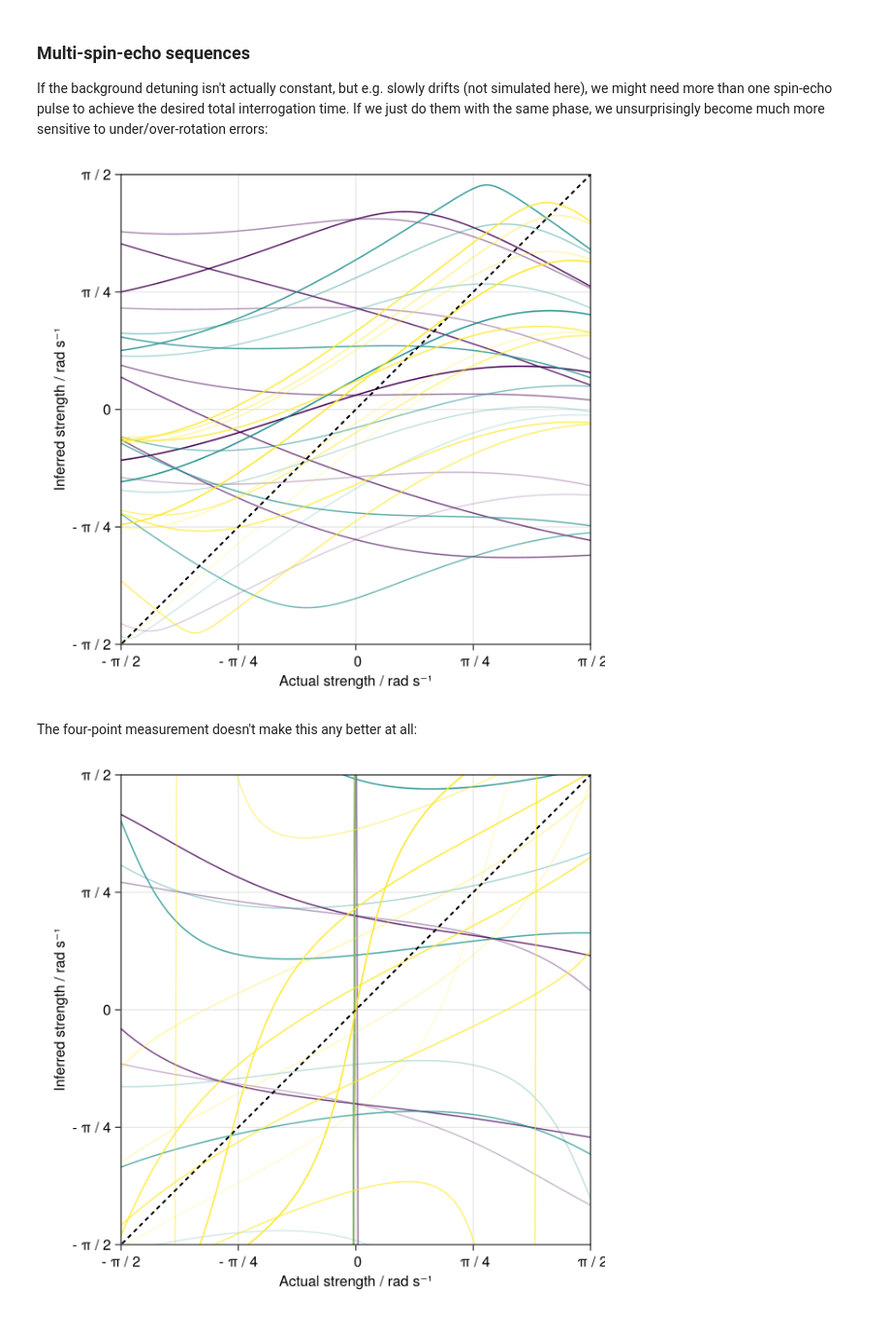
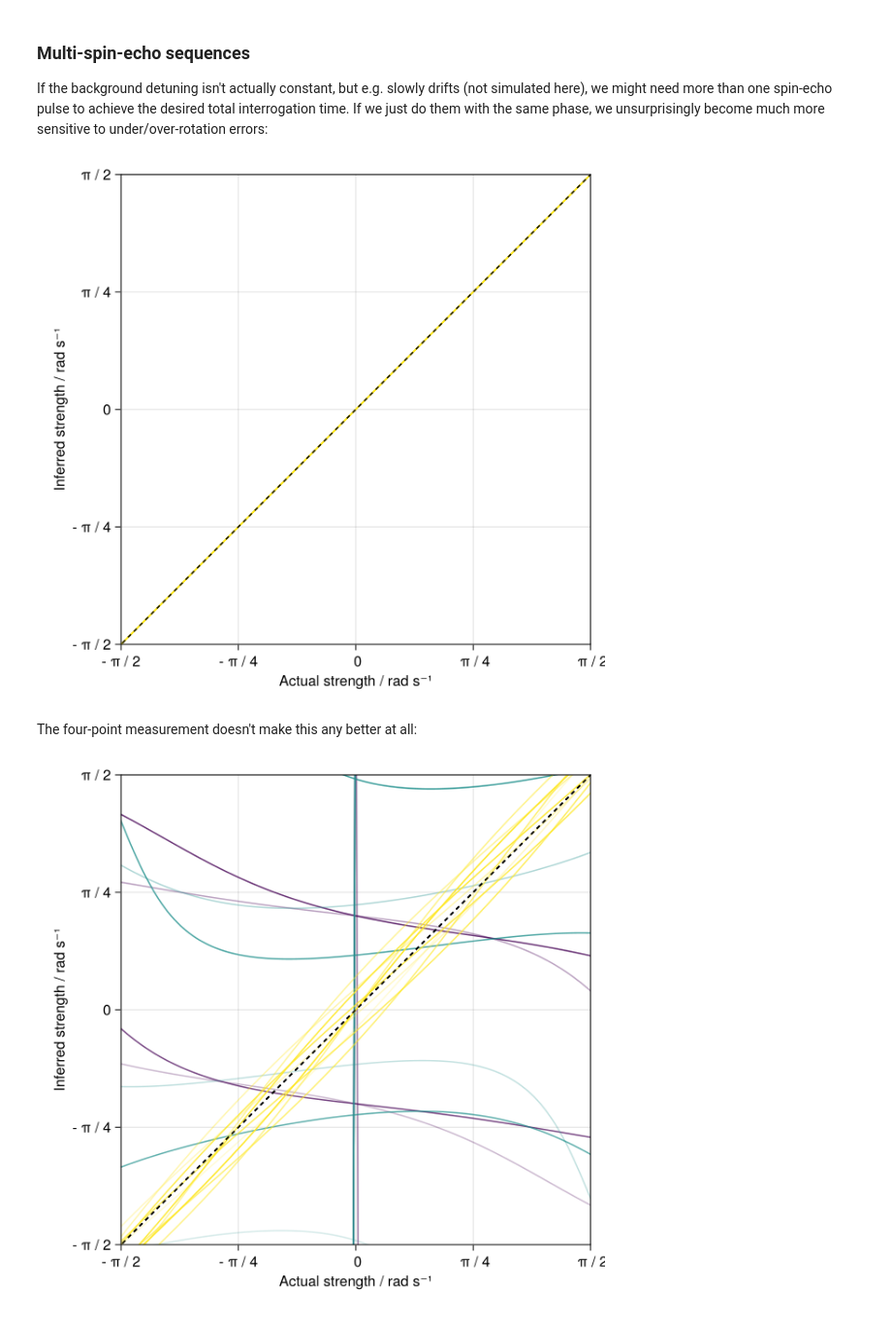
Before and after one commit to dnadlinger/spin-echo-bias, a Jupyter notebook: Examples.ipynb, the cells around one changed output. Shown: that part at 97% size. Cells and saved outputs as stored; diff of their text form; code cells hidden in the pictures.

```diff
--- a/Examples.ipynb
+++ b/Examples.ipynb
@@ -110,7 +110,7 @@ ax = Axis(
     ylabel="Inferred strength / rad s⁻¹"
 )
 set_pi_axis_labels!(ax, -π, π, 1//4)
-rabi_frequency_scales = [0.8, 0.85, 0.9]
+rabi_frequency_scales = [0.9]
 for (i, rabi_frequency_scale) in enumerate(rabi_frequency_scales)
     for spin_echo_phase in range(-π, π, length=7)
         duration = 1.0
@@ -219,7 +219,7 @@ colsize!(fig.layout, 1, Aspect(1, 1.0))
 resize_to_layout!(fig)
 fig
 # %% [output]
-[figure, old version]
+[figure, new version]
 # %% [markdown]
 The four-point measurement doesn't make this any better at all:
 # %%
@@ -230,32 +230,32 @@ ax = Axis(
     ylabel="Inferred strength / rad s⁻¹"
 )
 set_pi_axis_labels!(ax, -π, π, 1//4)
-rabi_frequency_scales = [0.8, 0.85, 0.9]
+rabi_frequency_scales = [0.8, 0.85, 0.95]
 for (color_idx, rabi_frequency_scale) in enumerate(rabi_frequency_scales)
     for spin_echo_phase in range(-π, π, length=11)
         duration = 1.0
         actual_strengths = range(-π, π, length=301)
         measured_strengths = map(actual_strengths) do actual_strength
             system = BasicSystem(;
                 perturbation_strength=actual_strength,
                 detuning_strength=0.0,
                 rabi_frequency_scale
             )
             wait_seq = multi_spin_echo_wait_sequence(duration, ones(5) * spin_echo_phase)
             measure_four_point_ramsey(system, wait_seq) / duration
         end
         lines!(ax, actual_strengths, measured_strengths,
             color=color_idx,
             colorrange=(1, max(2, length(rabi_frequency_scales))),
             alpha=0.1 + 0.9 * (spin_echo_phase + π) / 2π
         )
     end
     lines!(ax, [-π, π], [-π, π], color=:black, linestyle=:dash)
 end
 xlims!(ax, -π/2, π/2)
 ylims!(ax, -π/2, π/2)
 colsize!(fig.layout, 1, Aspect(1, 1.0))
 resize_to_layout!(fig)
 fig
 # %% [output]
-[figure, old version]
+[figure, new version]
```
Also changed, not shown: parts of 7 cells of this notebook.
